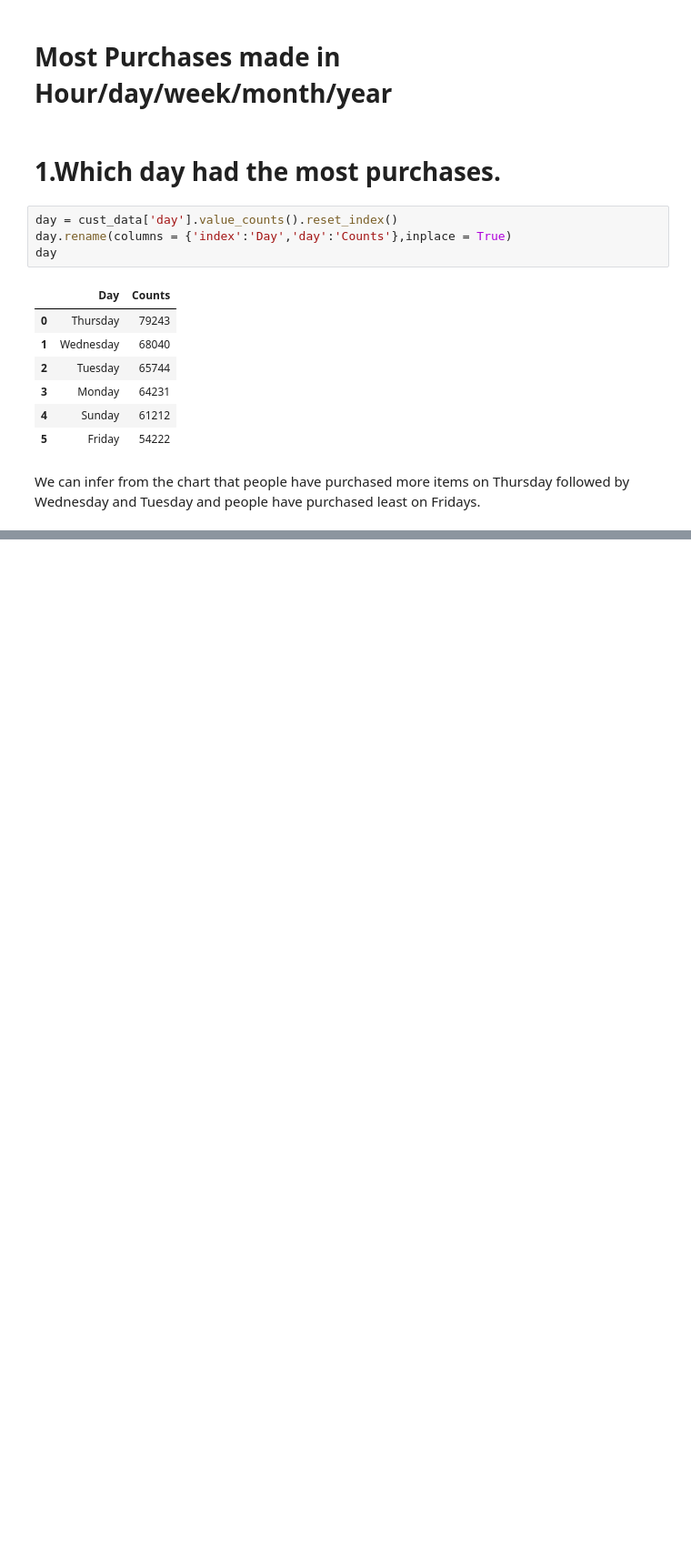
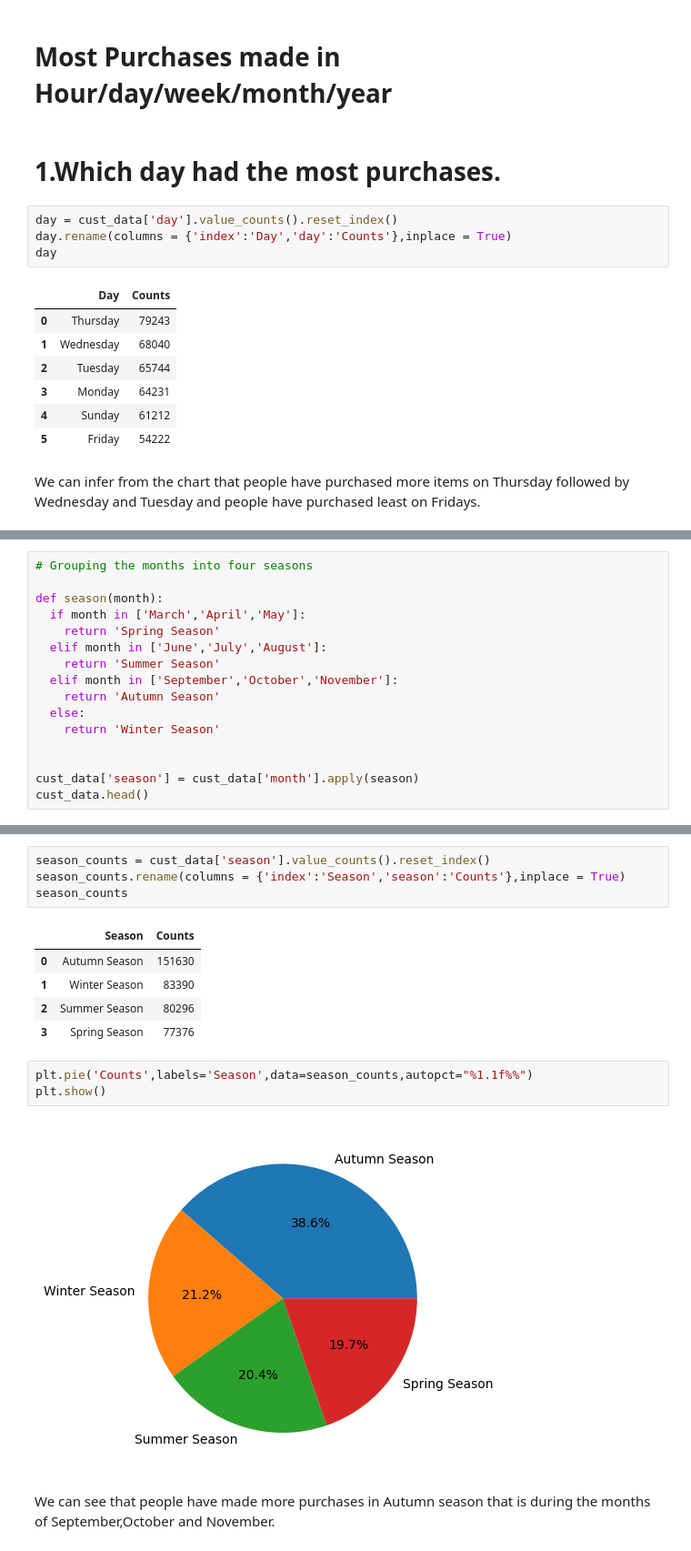
Before and after one commit to Mohit03singh/Customer-Segmentation-Using-Unsupervised-Learning, a Jupyter notebook: Customer_segmentation_using_unsupervised_learning.ipynb, the cells around one changed output, grey strips where cells are left out. Shown at 91% size. Cells and saved outputs as stored; diff of their text form; blank space fills up the shorter version.

```diff
--- a/Customer_segmentation_using_unsupervised_learning.ipynb
+++ b/Customer_segmentation_using_unsupervised_learning.ipynb
@@ -561,0 +604,16 @@ plt.show()
+# %%
+# Grouping the months into four seasons
+
+def season(month):
+  if month in ['March','April','May']:
+    return 'Spring Season'
+  elif month in ['June','July','August']:
+    return 'Summer Season'
+  elif month in ['September','October','November']:
+    return 'Autumn Season'
+  else:
+    return 'Winter Season'
+
+
+cust_data['season'] = cust_data['month'].apply(season)
+cust_data.head()
@@ -561,0 +627,17 @@ plt.show()
+# %%
+season_counts = cust_data['season'].value_counts().reset_index()
+season_counts.rename(columns = {'index':'Season','season':'Counts'},inplace = True)
+season_counts
+# %% [output]
+|  | Season | Counts |
+| 0 | Autumn Season | 151630 |
+| 1 | Winter Season | 83390 |
+| 2 | Summer Season | 80296 |
+| 3 | Spring Season | 77376 |
+# %%
+plt.pie('Counts',labels='Season',data=season_counts,autopct="%1.1f%%")
+plt.show()
+# %% [output]
+[figure, added]
+# %% [markdown]
+We can see that people have made more purchases in Autumn season that is during the months of September,October and November.
```
Also changed, not shown: parts of 17 cells of this notebook.
